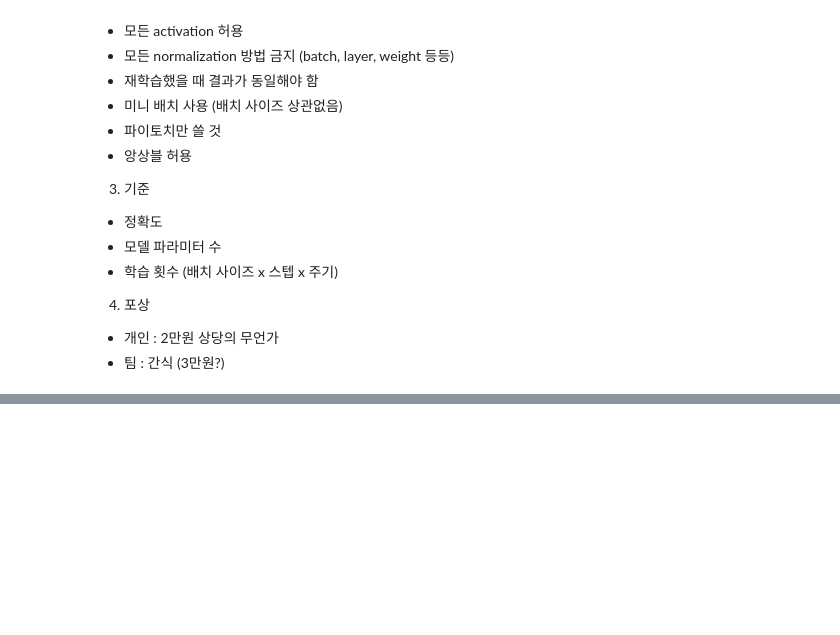
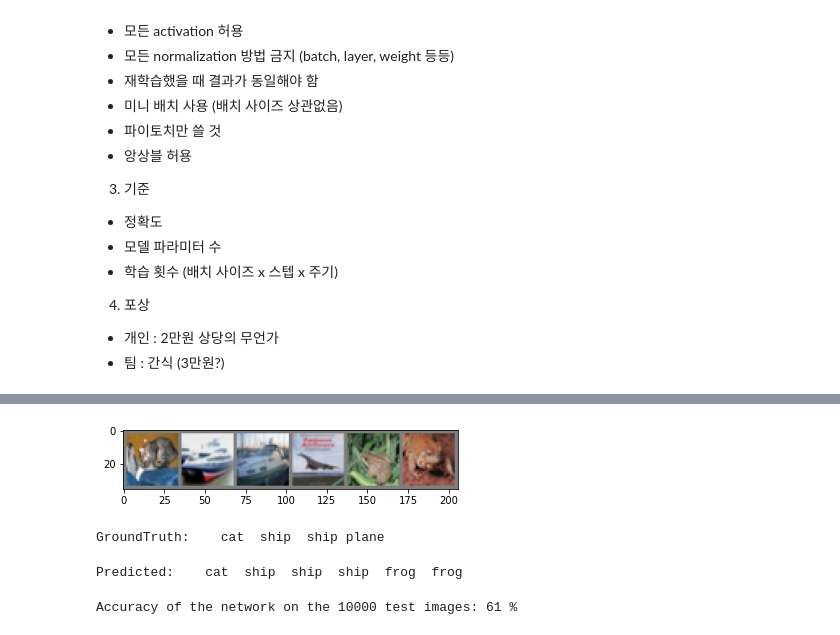
Before and after one commit to nyjinnn/images, a Jupyter notebook: 220803_숙제ver2_Final_quiz.ipynb, the cells around one changed output, grey strips where cells are left out. Cells and saved outputs as stored; diff of their text form; code cells hidden in the pictures; blank space fills up the shorter version.

```diff
--- a/220803_숙제ver2_Final_quiz.ipynb
+++ b/220803_숙제ver2_Final_quiz.ipynb
@@ -201,0 +75,26 @@ KeyboardInterrupt: ignored
+# %%
+import torch.nn as nn
+import torch.nn.functional as F
+
+
+class Net(nn.Module):
+    def __init__(self):
+        super(Net, self).__init__()
+        self.conv1 = nn.Conv2d(3, 6, 5)
+        self.pool = nn.MaxPool2d(2, 2)
+        self.conv2 = nn.Conv2d(6, 16, 5)
+        self.fc1 = nn.Linear(16 * 5 * 5, 120)
+        self.fc2 = nn.Linear(120, 84)
+        self.fc3 = nn.Linear(84, 10)
+
+    def forward(self, x):
+        x = self.pool(F.relu(self.conv1(x)))
+        x = self.pool(F.relu(self.conv2(x)))
+        x = x.view(-1, 16 * 5 * 5)
+        x = F.relu(self.fc1(x))
+        x = F.relu(self.fc2(x))
+        x = self.fc3(x)
+        return x
+
+
+net = Net()
@@ -201,0 +143,33 @@ KeyboardInterrupt: ignored
+# %%
+dataiter = iter(testloader)
+images, labels = dataiter.next()
+
+imshow(torchvision.utils.make_grid(images))
+print('GroundTruth: ', ' '.join('%5s' % classes[labels[j]] for j in range(4)))
+
+outputs = net(images)
+# %% [output]
+[figure, added]
+GroundTruth:    cat  ship  ship plane
+# %%
+_, predicted = torch.max(outputs, 1)
+
+print('Predicted: ', ' '.join('%5s' % classes[predicted[j]]
+                              for j in range(6)))
+# %% [output]
+Predicted:    cat  ship  ship  ship  frog  frog
+# %%
+correct = 0
+total = 0
+with torch.no_grad():
+    for data in testloader:
+        images, labels = data
+        outputs = net(images)
+        _, predicted = torch.max(outputs.data, 1)
+        total += labels.size(0)
+        correct += (predicted == labels).sum().item()
+
+print('Accuracy of the network on the 10000 test images: %d %%' % (
+    100 * correct / total))
+# %% [output]
+Accuracy of the network on the 10000 test images: 61 %
```
Also changed, not shown: parts of 18 cells of this notebook.
